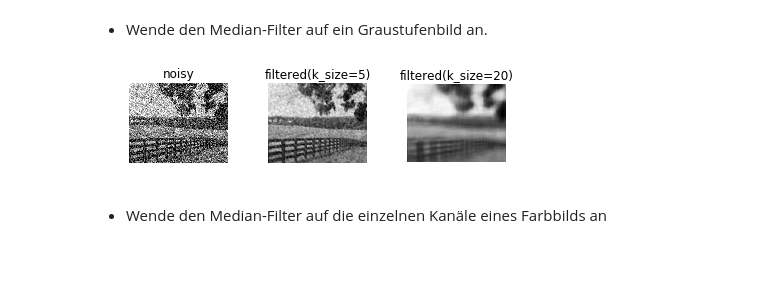
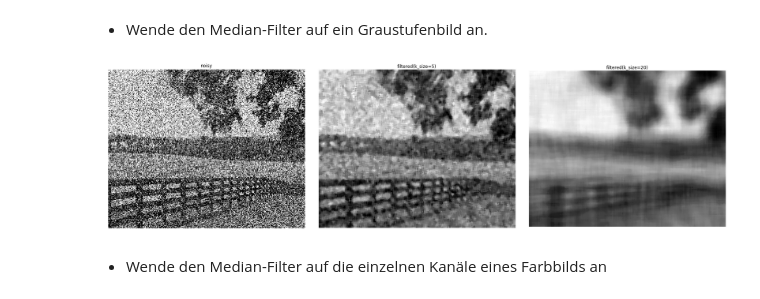
Before and after one commit to jonasitzmann/bildbasierte_modellierung, a Jupyter notebook: ex3/ex3.ipynb, the cells around one changed output. Cells and saved outputs as stored; diff of their text form; code cells hidden in the pictures; blank space fills up the shorter version.

```diff
--- a/ex3/ex3.ipynb
+++ b/ex3/ex3.ipynb
@@ -24,6 +24,7 @@ def show_imgs(imgs, captions=None):
         captions = ["" for _ in range(n_imgs)]
     assert n_imgs == len(captions), "imgs and captions have different lengths!"
     fig, axes = plt.subplots(1, n_imgs)
+    fig.set_size_inches(8 * n_imgs, 10.5)
     axes = np.array(axes).reshape(-1) #subplots(...) doesn't return a list if n_imgs==1
     for idx, ax in enumerate(axes):
         img = imgs[idx]
@@ -67,14 +68,14 @@ def median_filter(in_img, k_size):
 # %% [markdown]
 * Wende den Median-Filter auf ein Graustufenbild an.
 # %%
-img_gray_noisy = add_noise(img_gray, 50)
+img_gray_noisy = add_noise(img_gray, 80)
 img_gray_filtered_5 = median_filter(img_gray_noisy, 5)
 img_gray_filtered_20 = median_filter(img_gray_noisy, 20)
 show_imgs(
     [img_gray_noisy, img_gray_filtered_5, img_gray_filtered_20],
     ["noisy", "filtered(k_size=5)", "filtered(k_size=20)"])
 # %% [output]
-[figure, old version]
+[figure, new version]
 # %% [markdown]
 * Wende den Median-Filter auf die einzelnen Kanäle eines Farbbilds an
 # %%
```
Also changed, not shown: parts of 7 cells of this notebook.
